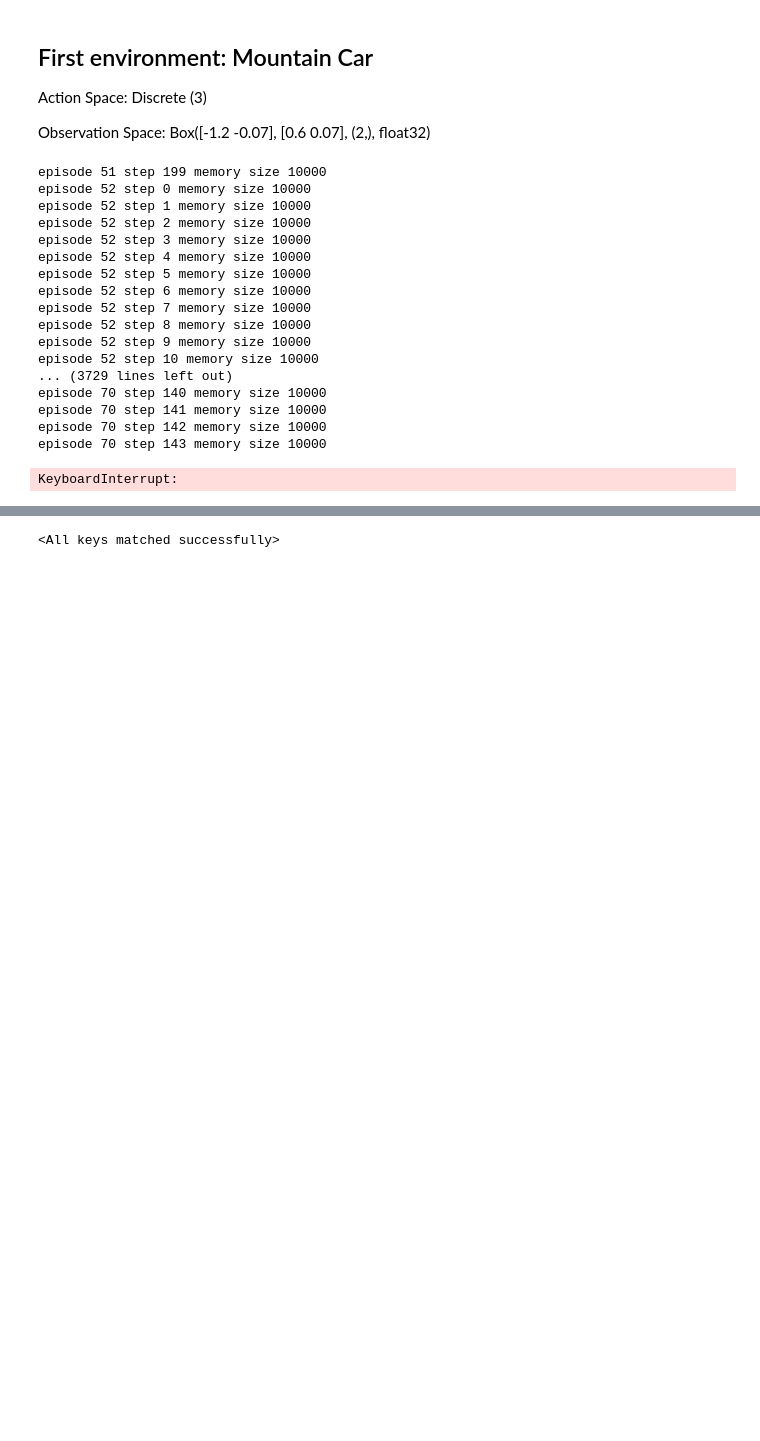
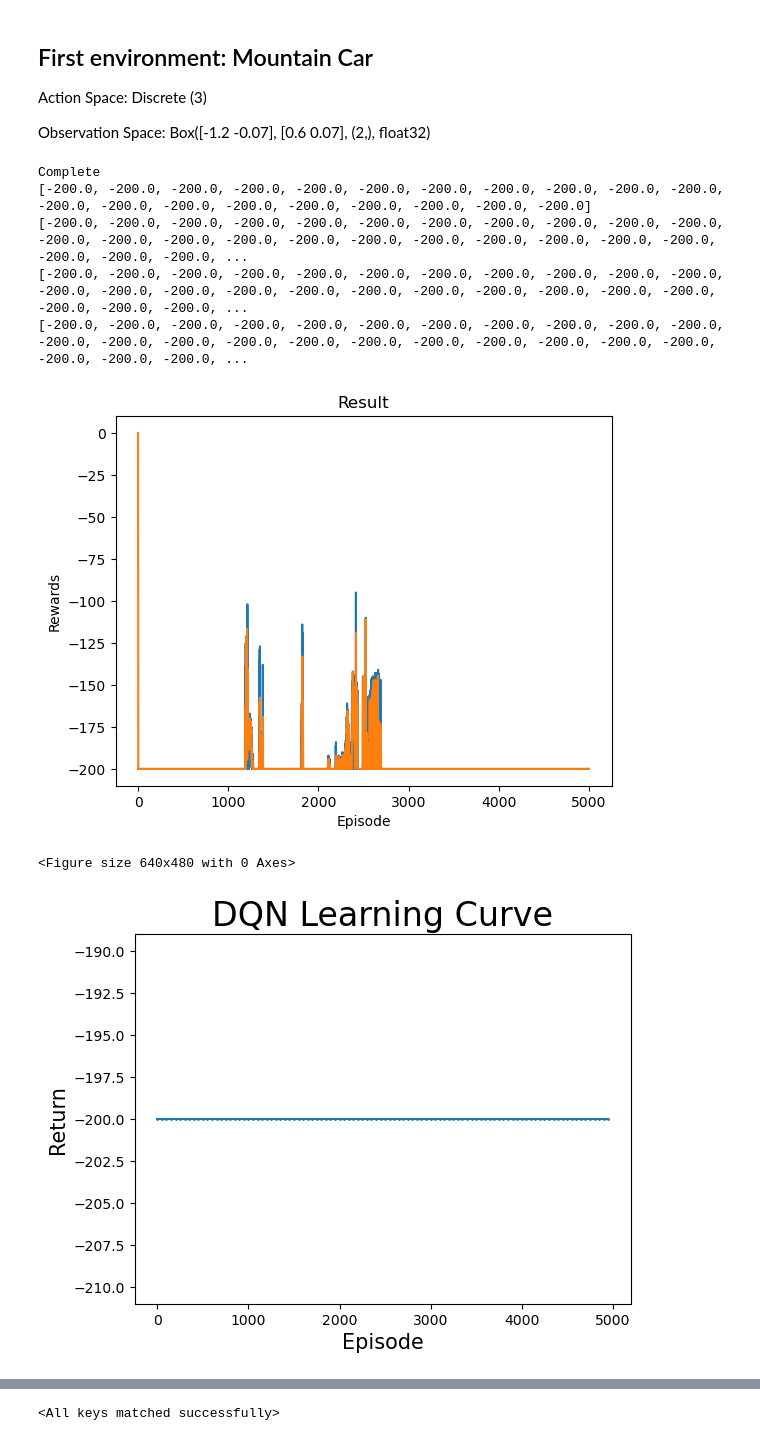
Before and after one commit to AndyPiantoni/ReinforceUs, a Jupyter notebook: DQN_cleaned.ipynb, the cells around one changed output, grey strips where cells are left out. Drawn from its saved outputs; the diff is of its cells as text; code cells hidden in the pictures; blank space fills up the shorter version.

Commit message:
Long_train_of_pain

```diff
--- a/DQN_cleaned.ipynb
+++ b/DQN_cleaned.ipynb
@@ -88,7 +88,8 @@ eps_start = 0.9 # Epsilon Greedy with decay rate based on steps taken for explor
 eps_end = 0.05
 # EPS_DECAY = 1000
 eps_decay = 1000 # Epsilon Greedy decay rate, varaible to be modified for each case
-TAU = 0.005 # Instead of doing a hard update from the policy network to the target network, we do a soft update every iteration
+# TAU = 0.005 # Instead of doing a hard update from the policy network to the target network, we do a soft update every iteration
+TAU = 0.001 # Instead of doing a hard update from the policy network to the target network, we do a soft update every iteration
 LR = 1e-4
 
 steps_done = 0
@@ -113,7 +114,7 @@ class ReplayMemory(object):
     def __len__(self):
         return len(self.memory)
 # %%
-class DQN(nn.Module):
+class DQN_old(nn.Module):
 
     def __init__(self, n_observations, n_actions):
         super(DQN, self).__init__()
@@ -127,6 +128,27 @@ class DQN(nn.Module):
         x = F.relu(self.layer1(x))
         x = F.relu(self.layer2(x))
         return self.layer3(x)
+
+class DQN(nn.Module):
+    def __init__(self, n_observations, n_actions):
+        super(DQN, self).__init__()
+        self.flatten = nn.Flatten()
+        self.linear_relu_stack = nn.Sequential(
+            nn.Linear(n_observations, 128),
+            nn.ReLU(),
+            nn.Linear(128, 128),
+            nn.ReLU(),
+            # nn.Linear(32,32),
+            # nn.ReLU(),
+            nn.Linear(128, n_actions)
+        )
+
+    # Called with either one element to determine next action, or a batch
+    # during optimization. Returns tensor([[left0exp,right0exp]...]).
+    def forward(self, x):
+        x = self.flatten(x)
+        logits = self.linear_relu_stack(x)
+        return logits
 # %%
 def select_action(env, policy_net, state, actions, cts = False, explore=True):
     global steps_done
@@ -406,49 +429,39 @@ rewards_list = []
 
 eps_decay = 50000 # Mountain-car needs alot of exploration as only the target state gives a different reward
 eps_start = 0.9 # Epsilon Greedy with decay rate based on steps taken for exploration
 eps_end = 0.05
 
-num_episodes = 600 # number of training iterations
+num_episodes = 5000 # number of training iterations
 eval_freq = 50 # run evaluation of policy at each eval_freq trials
 eval_episodes = 20 # number of episodes to run evaluation
 
 # Get the number of state observations
 state, info = env.reset()
 n_observations = len(state)
 n_actions = env.action_space.n
 
 policy_net = DQN(n_observations, n_actions).to(device)
 target_net = DQN(n_observations, n_actions).to(device)
 target_net.load_state_dict(policy_net.state_dict())
 
 optimizer = optim.AdamW(policy_net.parameters(), lr=LR, amsgrad=True)
 memory = ReplayMemory(CAPACITY)
 
 # if torch.cuda.is_available(): # If GPU is available
 #     num_episodes = 600
 # else:
 #     num_episodes = 1000
 
 # call the train_function, move everything below into callable functions
 
 train_model(env, num_episodes, policy_net, target_net, memory, optimizer, env.action_space, device, eval_freq, eval_episodes, cts=False)
 torch.save(policy_net.state_dict(), f"DQN_target_net_Mountaincar.pt") # look at what to save in the end
 # %% [output]
-episode 51 step 199 memory size 10000
-episode 52 step 0 memory size 10000
-episode 52 step 1 memory size 10000
-episode 52 step 2 memory size 10000
-episode 52 step 3 memory size 10000
-episode 52 step 4 memory size 10000
-episode 52 step 5 memory size 10000
-episode 52 step 6 memory size 10000
-episode 52 step 7 memory size 10000
-episode 52 step 8 memory size 10000
-episode 52 step 9 memory size 10000
-episode 52 step 10 memory size 10000
-... (3729 lines left out)
-episode 70 step 140 memory size 10000
-episode 70 step 141 memory size 10000
-episode 70 step 142 memory size 10000
-episode 70 step 143 memory size 10000
+Complete
+[-200.0, -200.0, -200.0, -200.0, -200.0, -200.0, -200.0, -200.0, -200.0, -200.0, -200.0, -200.0, -200.0, -200.0, -200.0, -200.0, -200.0, -200.0, -200.0, -200.0]
+[-200.0, -200.0, -200.0, -200.0, -200.0, -200.0, -200.0, -200.0, -200.0, -200.0, -200.0, -200.0, -200.0, -200.0, -200.0, -200.0, -200.0, -200.0, -200.0, -200.0, -200.0, -200.0, -200.0, -200.0, -200.0, ...
+[-200.0, -200.0, -200.0, -200.0, -200.0, -200.0, -200.0, -200.0, -200.0, -200.0, -200.0, -200.0, -200.0, -200.0, -200.0, -200.0, -200.0, -200.0, -200.0, -200.0, -200.0, -200.0, -200.0, -200.0, -200.0, ...
+[-200.0, -200.0, -200.0, -200.0, -200.0, -200.0, -200.0, -200.0, -200.0, -200.0, -200.0, -200.0, -200.0, -200.0, -200.0, -200.0, -200.0, -200.0, -200.0, -200.0, -200.0, -200.0, -200.0, -200.0, -200.0, ...
+[figure, added]
-KeyboardInterrupt:
+<Figure size 640x480 with 0 Axes>
+[figure, added]
```
Also changed, not shown: parts of 5 cells of this notebook, 2 other files.
